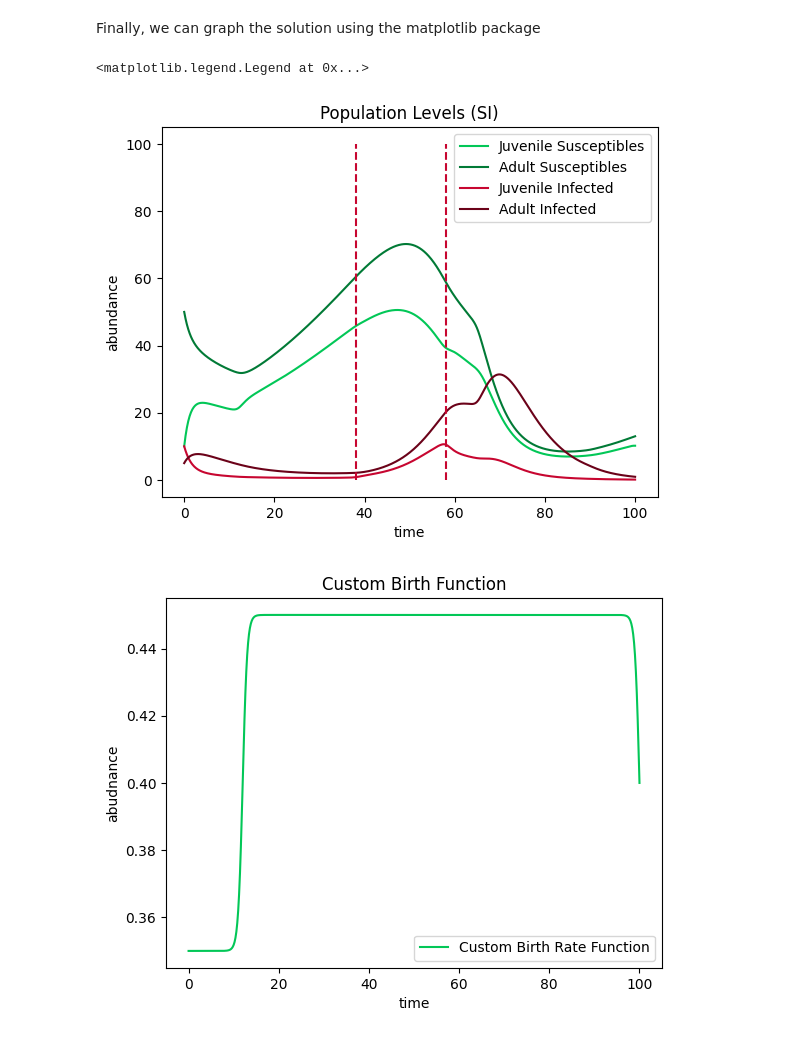
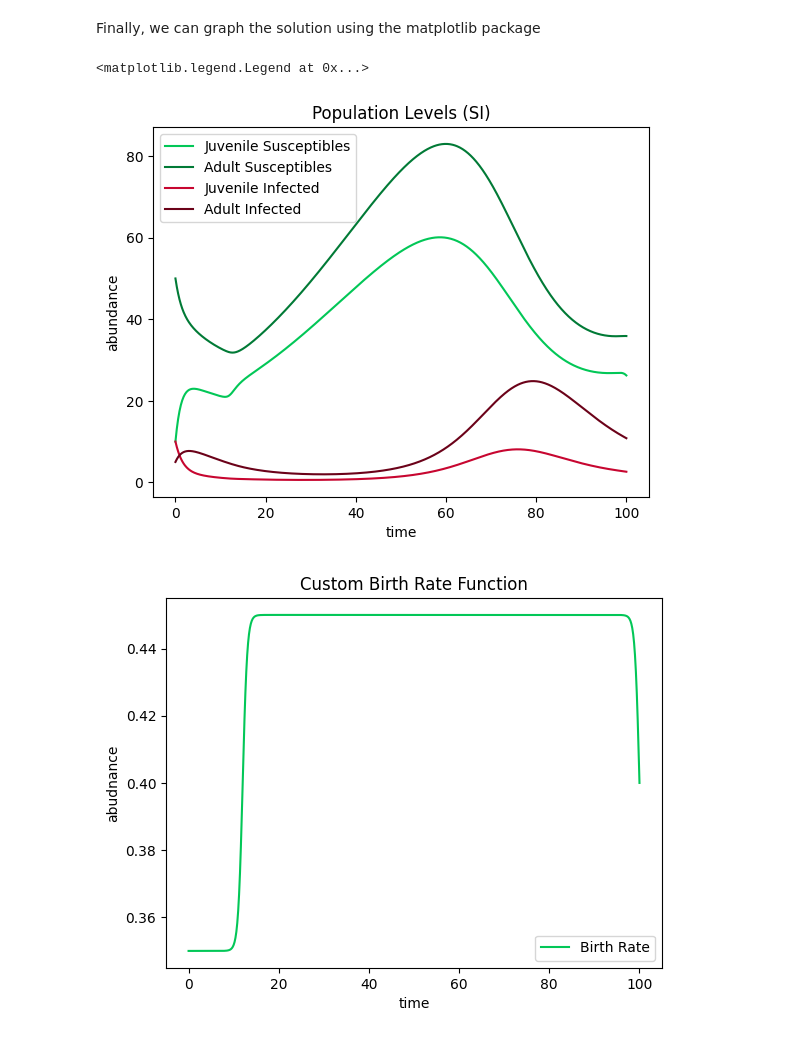
Before and after one commit to bds062/Host-Pathogen-Evolutionary-Dynamics-Model, a Jupyter notebook: sir_model.ipynb, the cells around one changed output. Cells and saved outputs as stored; diff of their text form; code cells hidden in the pictures.

```diff
--- a/sir_model.ipynb
+++ b/sir_model.ipynb
@@ -121,7 +122,7 @@ Finally, we set values for our two simulation parameters, beta and gamma for the
 # %%
 #Set the initial conditions for the number of susceptible, infected and recovered individuals
 X_0 = (10, 50, 10, 5)
-
+#10,50,10,5
 #Set the time range over which to solve the system
 t = (0, 100)
 
@@ -133,8 +134,8 @@ baseB=.35
 midB=.05
 
 #JUVENILE TRANSMISSION
-startJ=38
-endJ=58
+startJ=33
+endJ=53
 baseJ=.004
 Bj = 0.002
 
@@ -177,6 +178,7 @@ betaRange=endJ-startJ
 short_time=np.linspace(time_points[0], time_points[-1], increment)
 deltas=np.zeros(len(short_time))
 proportions=np.zeros(len(short_time))
+integrals=np.zeros(len(short_time))
 print("Length: "+str(len(short_time)))
 for i, t_point in enumerate(short_time):
     temp_solution=solve_ivp(SI, t, X_0, args=(Bj, Ba, theta, death, maturity, t_point, t_point+betaRange, startA, endA, startB, endB, midB, baseB, baseJ, baseA), max_step=0.1)
@@ -195,14 +197,17 @@ for i, t_point in enumerate(short_time):
     #         minIa=temp_solution.y[3, :][temp_t]
     # finalSa=(maxSa+minSa)/2
     # finalIa=(maxIa+minIa)/2
+
+    totIa=integrate.simps(temp_solution.y[3, :], x=temp_solution.t, axis=-1, even='avg')
     finalSa=temp_solution.y[1, :][-1]
     finalIa=temp_solution.y[3, :][-1]
     delta=finalSa-finalIa
     # print("Solution length: "+str(len(temp_solution.y[1,:]))+"and"+str(len(temp_solution.y[3,:])))
     #The graphed value is the final proportion of susceptible adults out of all adult plants, effectively seeing how successful the virus was
     proportion=finalSa/(finalSa+finalIa)
-    print("Current delta: "+str(delta)+",current proportion: "+str(proportion)+", current I:"+str(i)+", current t: "+str(t_point)+", calculated Sa: "+str(finalSa)+", true Sa:"+str(temp_solution.y[1, :][-1]))
+    print("Current total: "+str(totIa)+",current proportion: "+str(proportion)+", current I:"+str(i)+", current t: "+str(t_point)+", calculated Sa: "+str(finalSa)+", true Sa:"+str(temp_solution.y[1, :][-1]))
     deltas[i]=delta
     proportions[i]=proportion
+    integrals[i]=totIa
 # %% [output]
 Length: 100
@@ -239,9 +250,9 @@ populationGraph.plot(time_points, Sa, label='Adult Susceptibles', color=colSa)
 populationGraph.plot(time_points, Ij, label='Juvenile Infected', color=colIj)
 populationGraph.plot(time_points, Ia, label='Adult Infected', color=colIa)
 # populationGraph.plot(time_points, Sj+Sa+Ij+Ia, label='Total', color=colTot)
-populationGraph.plot((startJ, startJ+.000000001), (0, 100), '--', color=colIj)
-populationGraph.plot((endJ, endJ+.000000001), (0, 100), '--', color=colIj)
-# populationGraph.plot((startA, startA+.000000001), (0, 150), '--', color=colIa)
+# populationGraph.plot((startJ, startJ+.000000001), (0, max(Sa)), '--', color=colIj)
+# populationGraph.plot((endJ, endJ+.000000001), (0, 100), '--', color=colIj)
+# populationGraph.plot((startA, startA+.000000001), (0, max(Sa)), '--', color=colIa)
 # populationGraph.plot((endA, endA+.000000001), (0, 150), '--', color=colIa)
 populationGraph.set_xlabel('time')
 populationGraph.set_ylabel('abundance')
@@ -265,39 +276,38 @@ populationGraph.legend()
 # deathGraph.plot(time_points, death*I, label='Infected Deaths Per Day', color='#c70630')
 # deathGraph.set_xlabel('time')
 # deathGraph.set_ylabel('abundance')
 # deathGraph.legend()
 
 #The second graph represents the current birth pulse function
 fig, custom = plt.subplots()
-custom.set_title('Custom Birth Function')
-custom.plot(time_points, birthVector(time_points, startB, endB, midB, baseB), label='Custom Birth Rate Function', color=colSj)
+custom.set_title('Custom Birth Rate Function')
+custom.plot(time_points, birthVector(time_points, startB, endB, midB, baseB), label='Birth Rate', color=colSj)
 custom.plot()
 custom.set_xlabel('time')
 custom.set_ylabel('abudnance')
 custom.legend()
 
 #The third graph represenents both tramission pulse functions
 fig, custom2 = plt.subplots()
-custom2.set_title('Custom Transmission Functions')
+custom2.set_title('Custom Transmission Rate Functions')
 custom2.plot(time_points, vectorTanH(time_points, startJ, endJ, Bj, baseJ), label='Juvenile Infection Rate', color=colIj)
 custom2.plot(time_points, vectorTanH(time_points, startA, endA, Ba, baseA), label='Adult Infection Rate', color=colIa)
 custom2.plot()
 custom2.set_xlabel('time')
 custom2.set_ylabel('abundance')
 custom2.legend()
 
 #The fourth graph represents the optimization points of the pathogen, showing how successful was if the pathogen peak started at that t value
 fig, pathogenEvolution = plt.subplots()
 pathogenEvolution.set_title('Pathogen Evolution Optimization')
-pathogenEvolution.plot(short_time, proportions, label='Proportion of Susceptible Adults', color=colTot)
+pathogenEvolution.plot(short_time, proportions, label='Susceptible Adults - Infected Adults', color=colTot)
 # pathogenEvolution.plot((startJ, startJ+.000000001), (0, 100), '--', color=colIj)
-pathogenEvolution.plot((startA, endA+.000000001), (0, 100), '--', color=colIj)
+pathogenEvolution.plot((startA, startA+.000000001), (0, max(proportions)), '--', color=colIj, label='Adult Pulse Beginning')
 pathogenEvolution.plot()
 pathogenEvolution.set_xlabel('time')
-pathogenEvolution.set_ylabel('abundance')
-pathogenEvolution.set_ybound(0,1)
+pathogenEvolution.set_ylabel('proportion')
 pathogenEvolution.legend()
 # %% [output]
 <matplotlib.legend.Legend at 0x...>
-[figure, old version]
+[figure, new version]
-[figure, old version]
+[figure, new version]
```
Also changed, not shown: parts of 4 cells of this notebook.
